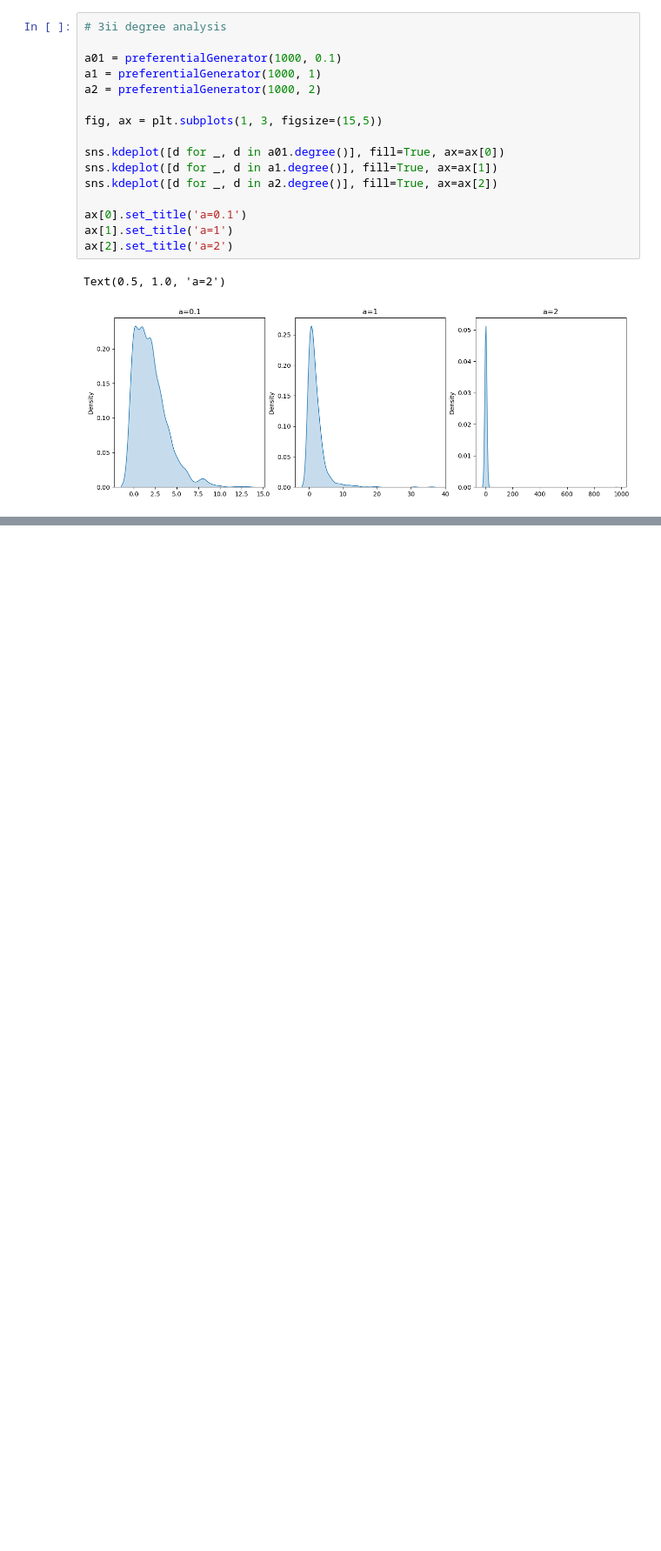
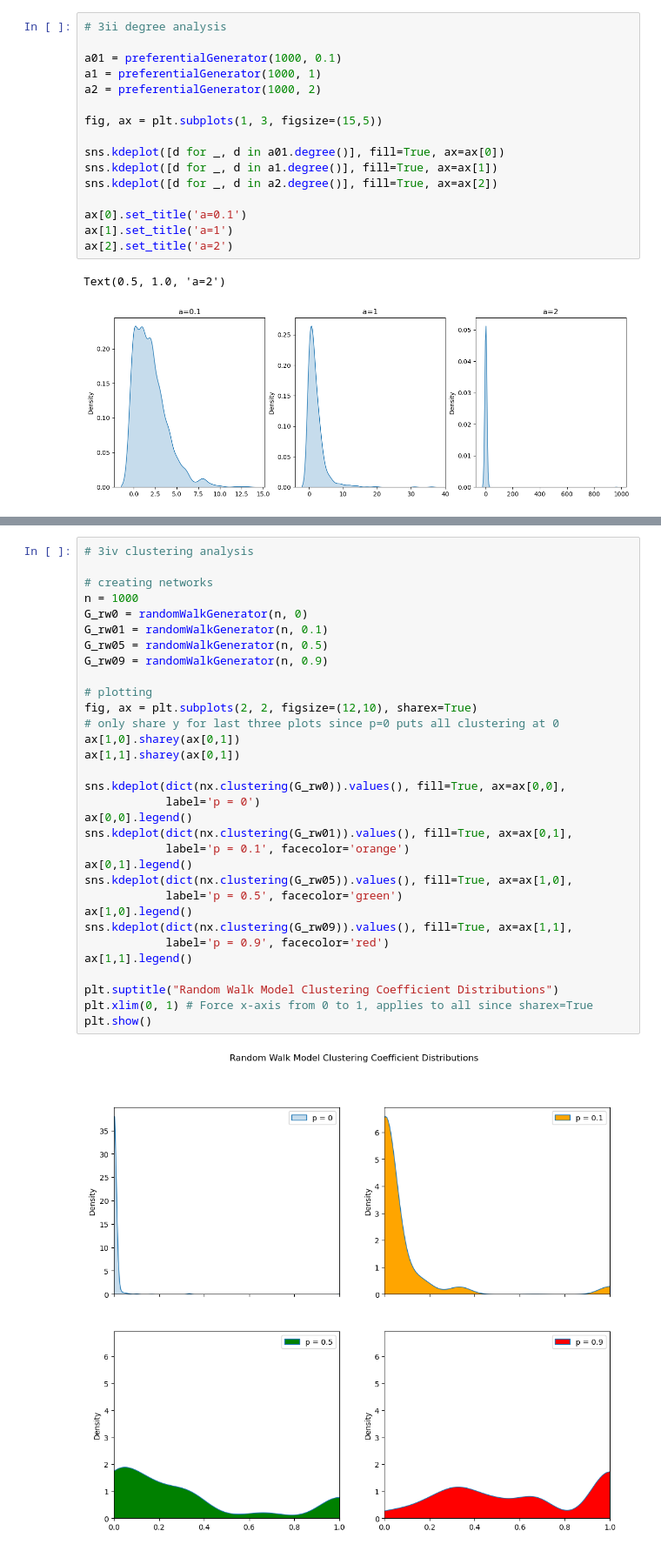
Before and after one commit to caleb-chandler/Assignment-1-CNET5051, a Jupyter notebook: assignment02.ipynb, the cells around one changed output, grey strips where cells are left out. Shown: that part at 87% size. Cells and saved outputs as stored; diff of their text form; blank space fills up the shorter version.

```diff
--- a/assignment02.ipynb
+++ b/assignment02.ipynb
@@ -302,0 +326,34 @@ def randomWalkGenerator(n, p):
+# %%
+# 3iv clustering analysis
+
+# creating networks
+n = 1000
+G_rw0 = randomWalkGenerator(n, 0)
+G_rw01 = randomWalkGenerator(n, 0.1)
+G_rw05 = randomWalkGenerator(n, 0.5)
+G_rw09 = randomWalkGenerator(n, 0.9)
+
+# plotting
+fig, ax = plt.subplots(2, 2, figsize=(12,10), sharex=True)
+# only share y for last three plots since p=0 puts all clustering at 0
+ax[1,0].sharey(ax[0,1])
+ax[1,1].sharey(ax[0,1])
+
+sns.kdeplot(dict(nx.clustering(G_rw0)).values(), fill=True, ax=ax[0,0],
+            label='p = 0')
+ax[0,0].legend()
+sns.kdeplot(dict(nx.clustering(G_rw01)).values(), fill=True, ax=ax[0,1],
+            label='p = 0.1', facecolor='orange')
+ax[0,1].legend()
+sns.kdeplot(dict(nx.clustering(G_rw05)).values(), fill=True, ax=ax[1,0],
+            label='p = 0.5', facecolor='green')
+ax[1,0].legend()
+sns.kdeplot(dict(nx.clustering(G_rw09)).values(), fill=True, ax=ax[1,1],
+            label='p = 0.9', facecolor='red')
+ax[1,1].legend()
+
+plt.suptitle("Random Walk Model Clustering Coefficient Distributions")
+plt.xlim(0, 1) # Force x-axis from 0 to 1, applies to all since sharex=True
+plt.show()
+# %% [output]
+[figure, added]
```
Also changed, not shown: parts of 2 cells of this notebook.
